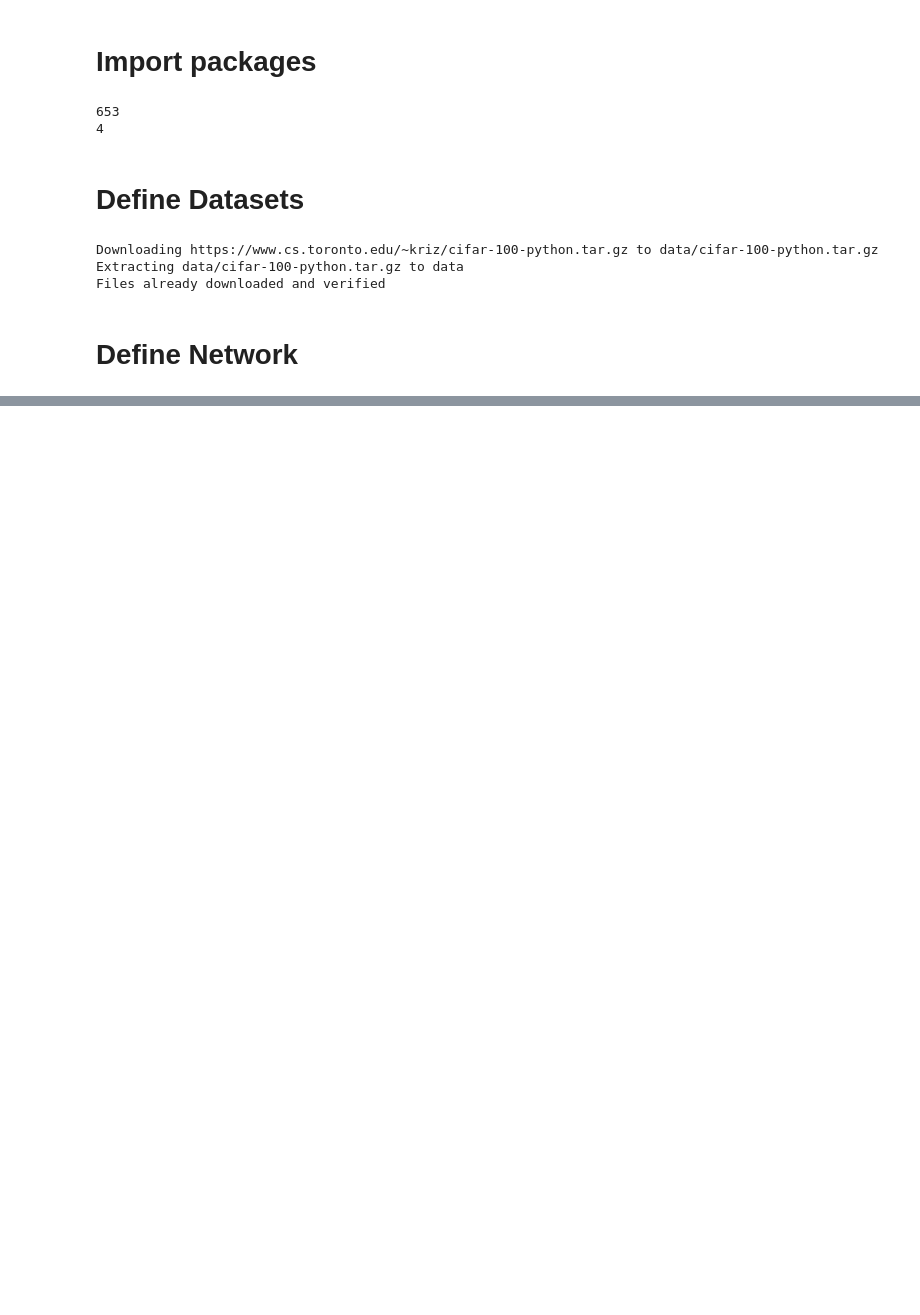
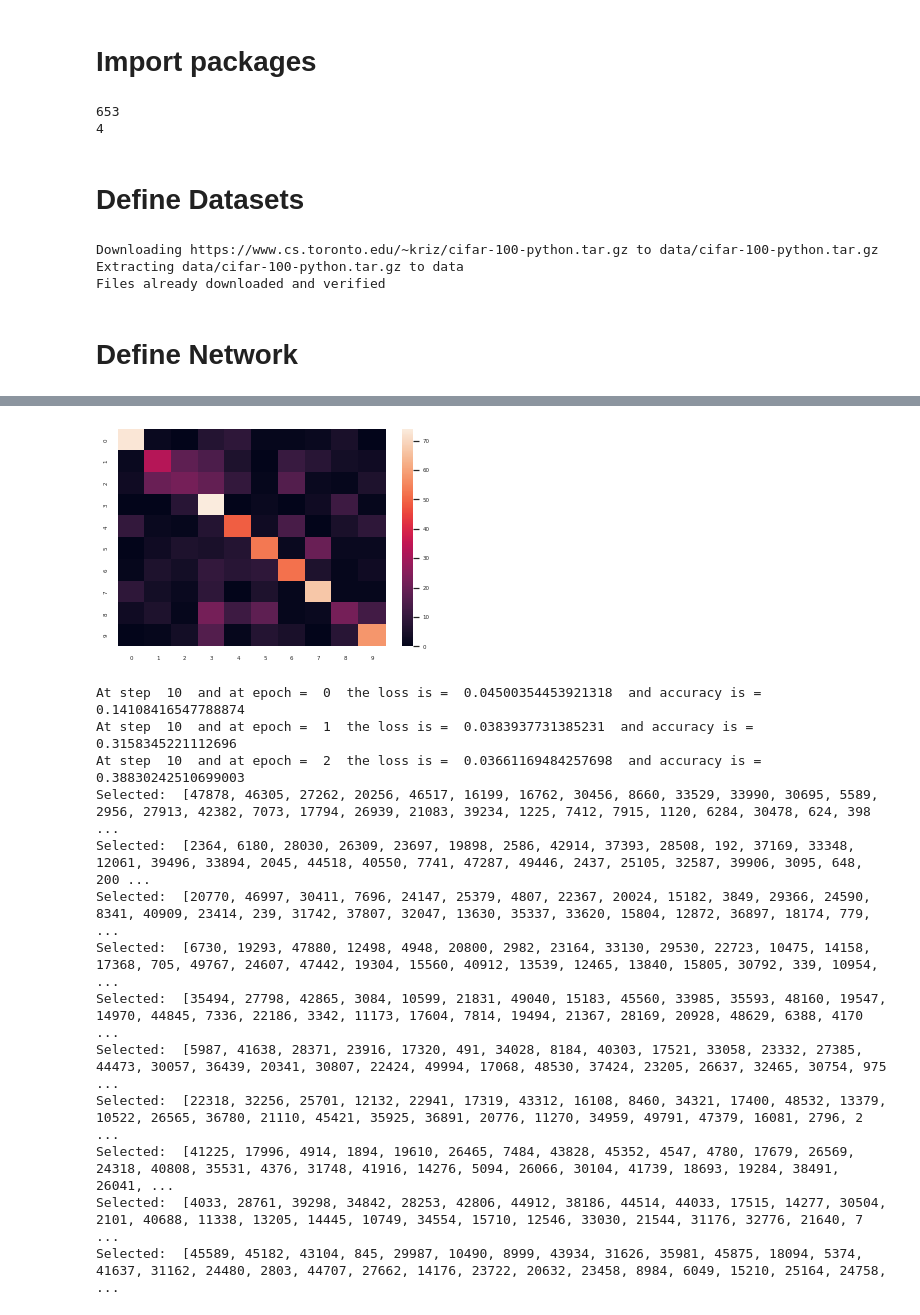
Before and after one commit to luciainnocenti/Incremental-learning, a Jupyter notebook: ICaRLMain.ipynb, the cells around one changed output, grey strips where cells are left out. Saved outputs shown, nothing was run; the diff lists cells and outputs as text; code cells hidden in the pictures; blank space fills up the shorter version.

```diff
--- a/ICaRLMain.ipynb
+++ b/ICaRLMain.ipynb
@@ -111,15 +115,25 @@ for task in range(0, 100, params.TASK_SIZE):
 
   total = 0.0
   running_corrects = 0.0
+  tot_preds = []
+  tot_lab = []
   for img, lbl, _ in test_loader:
       img = img.float().to(params.DEVICE)
       preds, _ = ICaRLModel.classify(img, exemplars, ICaRL, task, trainDS, mean)
       preds = preds.to(params.DEVICE)
       labels = utils.mapFunction(lbl, col).to(params.DEVICE)
 
+      tot_preds = np.concatenate( ( tot_preds, preds.data.cpu().numpy() ) )
+      tot_lab = np.concatenate( (tot_lab, labels.data.cpu().numpy()  ) )
+
       total += len(lbl)
       running_corrects += torch.sum(preds == labels.data).data.item()
 
   accuracy = float(running_corrects/total)
   print(f'task: {task}', f'test accuracy = {accuracy}')
+  cf = confusion_matrix(tot_lab, tot_preds)
+  df_cm = pd.DataFrame(cf, range(task + params.TASK_SIZE), range(task + params.TASK_SIZE))
+  sn.set(font_scale = .5) # for label size
+  sn.heatmap(df_cm, annot=False)
+  plt.show()
 # %% [output]
@@ -142,0 +155,14 @@ At step  70  and at epoch =  4  the loss is =  0.07996394485235214  and accuracy
+[figure, added]
+At step  10  and at epoch =  0  the loss is =  0.04500354453921318  and accuracy is =  0.14108416547788874
+At step  10  and at epoch =  1  the loss is =  0.0383937731385231  and accuracy is =  0.3158345221112696
+At step  10  and at epoch =  2  the loss is =  0.03661169484257698  and accuracy is =  0.38830242510699003
+Selected:  [47878, 46305, 27262, 20256, 46517, 16199, 16762, 30456, 8660, 33529, 33990, 30695, 5589, 2956, 27913, 42382, 7073, 17794, 26939, 21083, 39234, 1225, 7412, 7915, 1120, 6284, 30478, 624, 398 ...
+Selected:  [2364, 6180, 28030, 26309, 23697, 19898, 2586, 42914, 37393, 28508, 192, 37169, 33348, 12061, 39496, 33894, 2045, 44518, 40550, 7741, 47287, 49446, 2437, 25105, 32587, 39906, 3095, 648, 200 ...
+Selected:  [20770, 46997, 30411, 7696, 24147, 25379, 4807, 22367, 20024, 15182, 3849, 29366, 24590, 8341, 40909, 23414, 239, 31742, 37807, 32047, 13630, 35337, 33620, 15804, 12872, 36897, 18174, 779,  ...
+Selected:  [6730, 19293, 47880, 12498, 4948, 20800, 2982, 23164, 33130, 29530, 22723, 10475, 14158, 17368, 705, 49767, 24607, 47442, 19304, 15560, 40912, 13539, 12465, 13840, 15805, 30792, 339, 10954, ...
+Selected:  [35494, 27798, 42865, 3084, 10599, 21831, 49040, 15183, 45560, 33985, 35593, 48160, 19547, 14970, 44845, 7336, 22186, 3342, 11173, 17604, 7814, 19494, 21367, 28169, 20928, 48629, 6388, 4170 ...
+Selected:  [5987, 41638, 28371, 23916, 17320, 491, 34028, 8184, 40303, 17521, 33058, 23332, 27385, 44473, 30057, 36439, 20341, 30807, 22424, 49994, 17068, 48530, 37424, 23205, 26637, 32465, 30754, 975 ...
+Selected:  [22318, 32256, 25701, 12132, 22941, 17319, 43312, 16108, 8460, 34321, 17400, 48532, 13379, 10522, 26565, 36780, 21110, 45421, 35925, 36891, 20776, 11270, 34959, 49791, 47379, 16081, 2796, 2 ...
+Selected:  [41225, 17996, 4914, 1894, 19610, 26465, 7484, 43828, 45352, 4547, 4780, 17679, 26569, 24318, 40808, 35531, 4376, 31748, 41916, 14276, 5094, 26066, 30104, 41739, 18693, 19284, 38491, 26041, ...
+Selected:  [4033, 28761, 39298, 34842, 28253, 42806, 44912, 38186, 44514, 44033, 17515, 14277, 30504, 2101, 40688, 11338, 13205, 14445, 10749, 34554, 15710, 12546, 33030, 21544, 31176, 32776, 21640, 7 ...
+Selected:  [45589, 45182, 43104, 845, 29987, 10490, 8999, 43934, 31626, 35981, 45875, 18094, 5374, 41637, 31162, 24480, 2803, 44707, 27662, 14176, 23722, 20632, 23458, 8984, 6049, 15210, 25164, 24758, ...
```
Also changed, not shown: parts of 3 cells of this notebook.
